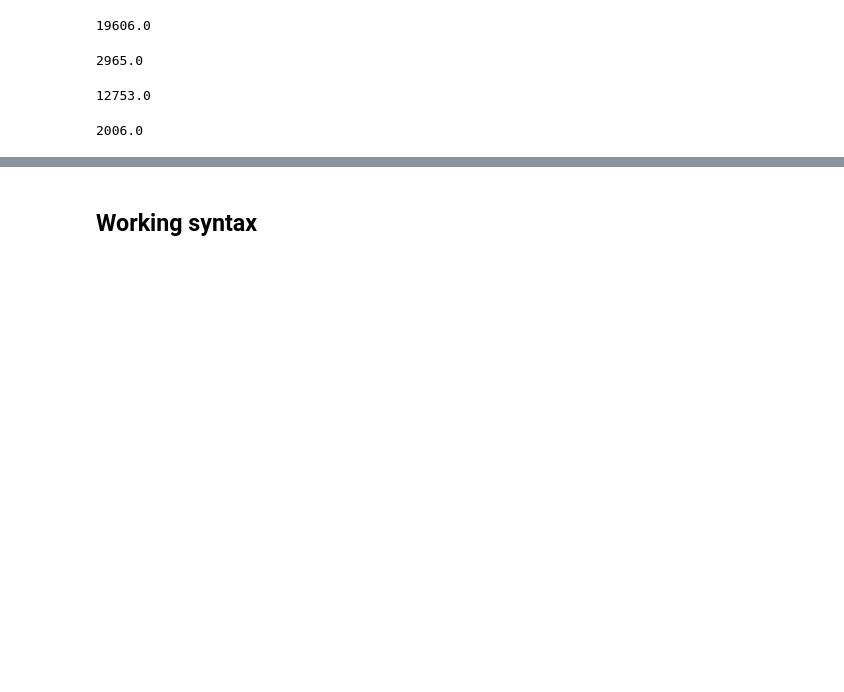
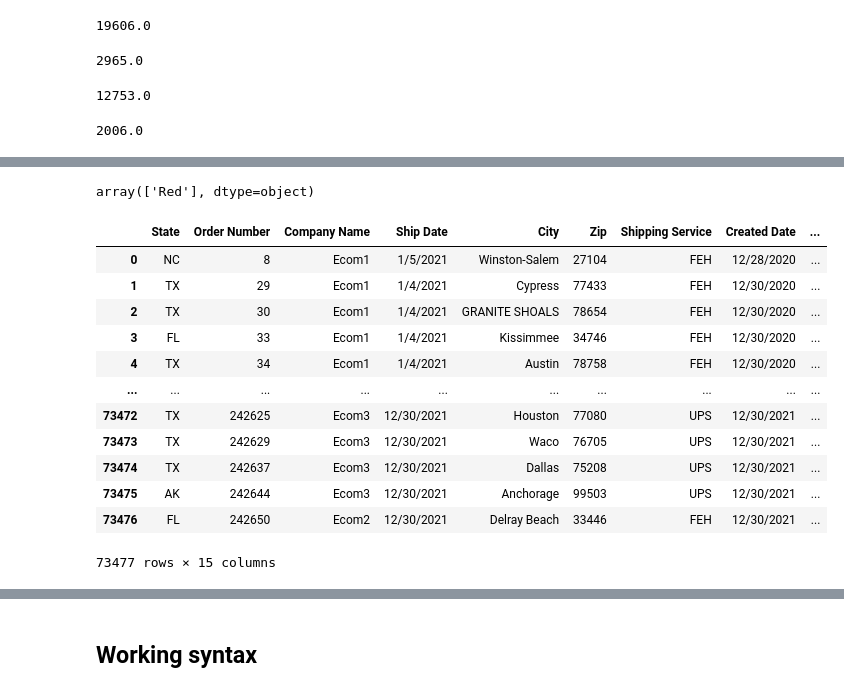
Before and after one commit to Sgant1/Winedemic, a Jupyter notebook: Analysis/Winedemic_Analysis_2021.ipynb, the cells around one changed output, grey strips where cells are left out. Cells and saved outputs as stored; diff of their text form; code cells hidden in the pictures; blank space fills up the shorter version.

```diff
--- a/Analysis/Winedemic_Analysis_2021.ipynb
+++ b/Analysis/Winedemic_Analysis_2021.ipynb
@@ -681,0 +594,4 @@ total_bottle_count_by_state
+# %%
+#Create a df with only orders created in red states.
+red_states_2021= states_2021[states_2021['Political Alignment'] == 'Red']
+red_states_2021.head()
@@ -681,0 +606,23 @@ total_bottle_count_by_state
+# %%
+#Check that red_states_2021 is all "Red"
+red_states_2021["Political Alignment"].unique()
+# %% [output]
+array(['Red'], dtype=object)
+# %%
+#Rest index to figure out which states are red with unique() below.
+new_red_states_2021 = red_states_2021.reset_index()
+new_red_states_2021
+# %% [output]
+|  | State | Order Number | Company Name | Ship Date | City | Zip | Shipping Service | Created Date | ... |
+| 0 | NC | 8 | Ecom1 | 1/5/2021 | Winston-Salem | 27104 | FEH | 12/28/2020 | ... |
+| 1 | TX | 29 | Ecom1 | 1/4/2021 | Cypress | 77433 | FEH | 12/30/2020 | ... |
+| 2 | TX | 30 | Ecom1 | 1/4/2021 | GRANITE SHOALS | 78654 | FEH | 12/30/2020 | ... |
+| 3 | FL | 33 | Ecom1 | 1/4/2021 | Kissimmee | 34746 | FEH | 12/30/2020 | ... |
+| 4 | TX | 34 | Ecom1 | 1/4/2021 | Austin | 78758 | FEH | 12/30/2020 | ... |
+| ... | ... | ... | ... | ... | ... | ... | ... | ... | ... |
+| 73472 | TX | 242625 | Ecom3 | 12/30/2021 | Houston | 77080 | UPS | 12/30/2021 | ... |
+| 73473 | TX | 242629 | Ecom3 | 12/30/2021 | Waco | 76705 | UPS | 12/30/2021 | ... |
+| 73474 | TX | 242637 | Ecom3 | 12/30/2021 | Dallas | 75208 | UPS | 12/30/2021 | ... |
+| 73475 | AK | 242644 | Ecom3 | 12/30/2021 | Anchorage | 99503 | UPS | 12/30/2021 | ... |
+| 73476 | FL | 242650 | Ecom2 | 12/30/2021 | Delray Beach | 33446 | FEH | 12/30/2021 | ... |
+73477 rows × 15 columns
```
Also changed, not shown: parts of 49 cells of this notebook, 21 other files.
